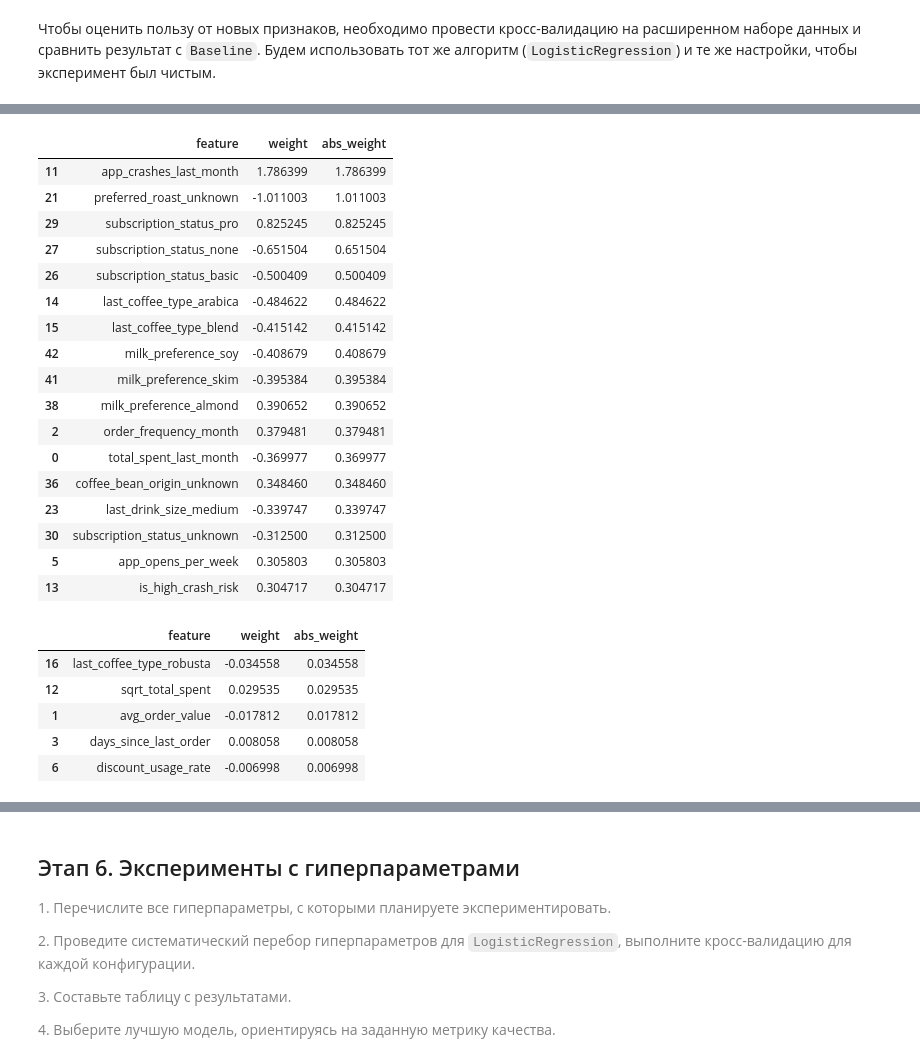
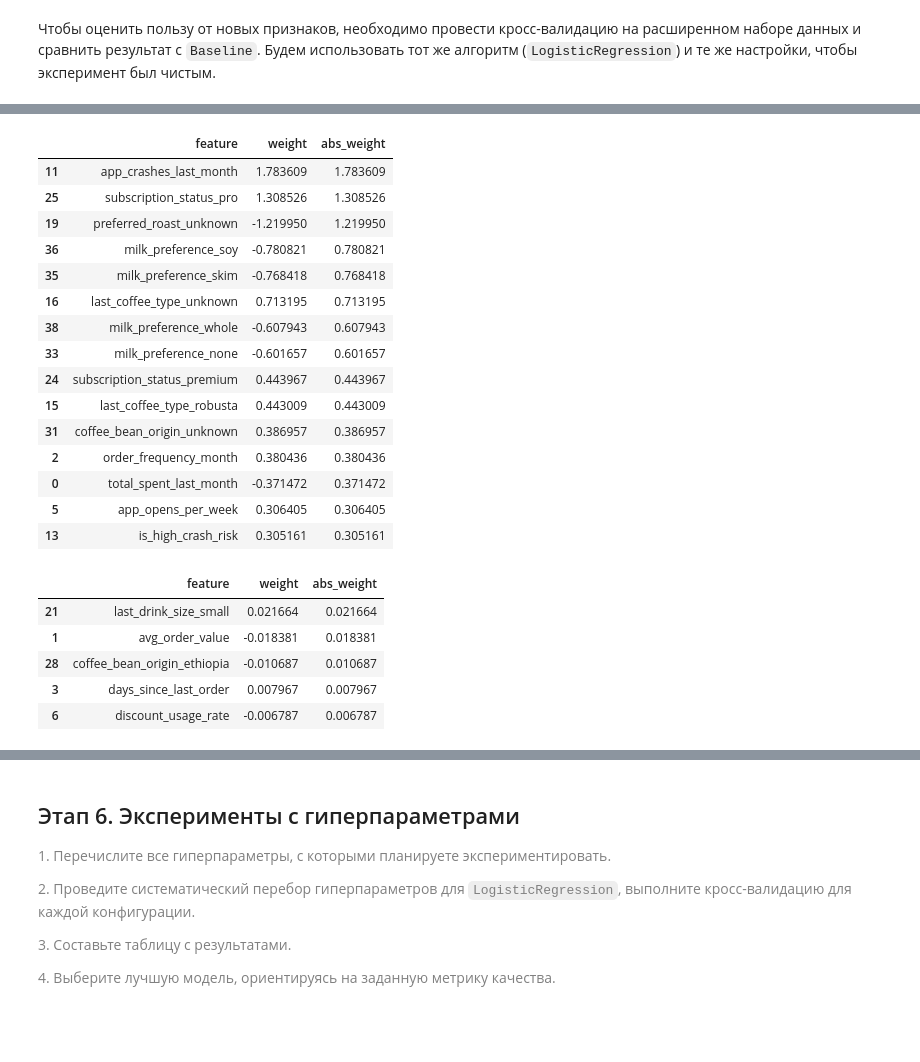
Before and after one commit to TADmitrieva/coffee-churn-prediction, a Jupyter notebook: coffee_churn_model.ipynb, the cells around one changed output, grey strips where cells are left out. Cells and saved outputs as stored; diff of their text form; code cells hidden in the pictures; blank space fills up the shorter version.

```diff
--- a/coffee_churn_model.ipynb
+++ b/coffee_churn_model.ipynb
@@ -393,14 +789,29 @@ num_features = [
 # Подготовим данные для визуализации (временное преобразуем их в float)
 df_temp = df[num_features].apply(pd.to_numeric, errors='coerce')
 
-# Построим графики
-plt.figure(figsize=(15, 10))
-for i, col in enumerate(num_features, 1):
-    plt.subplot(2, 3, i)
-    sns.boxplot(y=df_temp[col], color='skyblue')
-    plt.title(f'Разброс: {col}', fontsize=12)
-    plt.ylabel('Значение')
+# Отрисовка графиков: один под другим для каждого признака
+for col in num_features:
+    # Создаем область: боксплот сверху, гистограмма снизу
+    fig, (ax_box, ax_hist) = plt.subplots(2, sharex=True,
+                                          gridspec_kw={"height_ratios": (.15, .85)},
+                                          figsize=(12, 7))
 
-plt.tight_layout()
-plt.show()
+    # Боксплот (общий разброс и выбросы)
+    sns.boxplot(x=df_temp[col], ax=ax_box, color='lightgrey', showfliers=True)
+    ax_box.set(title=f'Анализ признака: {col}', xlabel='')
+
+    # Гистограмма с разделением по оттоку (связь с целевым признаком)
+    # Используем hue='churn' для всех признаков без исключения
+    sns.histplot(data=df_temp.join(df['churn']), x=col, hue='churn',
+                 kde=True, ax=ax_hist, palette='coolwarm', element="step")
+
+    # Добавляем линии средних для анализа скоса
+    mean_val = df_temp[col].mean()
+    median_val = df_temp[col].median()
+    ax_hist.axvline(mean_val, color='red', linestyle='--', label=f'Ср. общ: {mean_val:.2f}')
+    ax_hist.axvline(median_val, color='black', linestyle='-', label=f'Мед. общ: {median_val:.2f}')
+
+    ax_hist.legend()
+    plt.tight_layout()
+    plt.show()
 # %% [output]
@@ -513,7 +1093,7 @@ numeric_pipeline = Pipeline(steps=[
 
 categorical_pipeline = Pipeline(steps=[
     ('imputer', SimpleImputer(strategy='constant', fill_value='unknown')),
-    ('ohe', OneHotEncoder(handle_unknown='ignore'))
+    ('ohe', OneHotEncoder(drop='first'))
 ])
 
 preprocessor = ColumnTransformer(transformers=[
@@ -655,49 +1361,47 @@ display(f"Средний PR AUC (Новые признаки): {cv_scores_ext.me
 # %%
 # Обучаем модель для извлечения весов
 ext_pipe.fit(X_train_ext, y_train)
 
 # Имена числовых признаков остаются без изменений
 num_names = num_features_ext
 
 # Имена категориальных признаков достаем напрямую из OneHotEncoder
 cat_pipeline = ext_pipe.named_steps['preprocessor'].named_transformers_['cat']
 ohe_step = cat_pipeline.named_steps['ohe']
 cat_names = ohe_step.get_feature_names(cat_features)
 
 # Объединяем списки
 feature_names = list(num_names) + list(cat_names)
 weights = ext_pipe.named_steps['classifier'].coef_[0]
 
 # Создаем таблицу весов
 feature_importance = pd.DataFrame({'feature': feature_names, 'weight': weights})
 feature_importance['abs_weight'] = feature_importance['weight'].abs()
 feature_importance = feature_importance.sort_values(by='abs_weight', ascending=False)
 
 # Выводим топ значимых и топ лишних
-display(feature_importance.head(17)) # Значимые
+display(feature_importance.head(15)) # Значимые
 display(feature_importance.tail(5))  # Кандидаты на удаление
 # %% [output]
 |  | feature | weight | abs_weight |
-| 11 | app_crashes_last_month | 1.786399 | 1.786399 |
-| 21 | preferred_roast_unknown | -1.011003 | 1.011003 |
-| 29 | subscription_status_pro | 0.825245 | 0.825245 |
-| 27 | subscription_status_none | -0.651504 | 0.651504 |
-| 26 | subscription_status_basic | -0.500409 | 0.500409 |
-| 14 | last_coffee_type_arabica | -0.484622 | 0.484622 |
-| 15 | last_coffee_type_blend | -0.415142 | 0.415142 |
-| 42 | milk_preference_soy | -0.408679 | 0.408679 |
-| 41 | milk_preference_skim | -0.395384 | 0.395384 |
-| 38 | milk_preference_almond | 0.390652 | 0.390652 |
-| 2 | order_frequency_month | 0.379481 | 0.379481 |
-| 0 | total_spent_last_month | -0.369977 | 0.369977 |
-| 36 | coffee_bean_origin_unknown | 0.348460 | 0.348460 |
-| 23 | last_drink_size_medium | -0.339747 | 0.339747 |
-| 30 | subscription_status_unknown | -0.312500 | 0.312500 |
-| 5 | app_opens_per_week | 0.305803 | 0.305803 |
-| 13 | is_high_crash_risk | 0.304717 | 0.304717 |
+| 11 | app_crashes_last_month | 1.783609 | 1.783609 |
+| 25 | subscription_status_pro | 1.308526 | 1.308526 |
+| 19 | preferred_roast_unknown | -1.219950 | 1.219950 |
+| 36 | milk_preference_soy | -0.780821 | 0.780821 |
+| 35 | milk_preference_skim | -0.768418 | 0.768418 |
+| 16 | last_coffee_type_unknown | 0.713195 | 0.713195 |
+| 38 | milk_preference_whole | -0.607943 | 0.607943 |
+| 33 | milk_preference_none | -0.601657 | 0.601657 |
+| 24 | subscription_status_premium | 0.443967 | 0.443967 |
+| 15 | last_coffee_type_robusta | 0.443009 | 0.443009 |
+| 31 | coffee_bean_origin_unknown | 0.386957 | 0.386957 |
+| 2 | order_frequency_month | 0.380436 | 0.380436 |
+| 0 | total_spent_last_month | -0.371472 | 0.371472 |
+| 5 | app_opens_per_week | 0.306405 | 0.306405 |
+| 13 | is_high_crash_risk | 0.305161 | 0.305161 |
 |  | feature | weight | abs_weight |
-| 16 | last_coffee_type_robusta | -0.034558 | 0.034558 |
-| 12 | sqrt_total_spent | 0.029535 | 0.029535 |
-| 1 | avg_order_value | -0.017812 | 0.017812 |
-| 3 | days_since_last_order | 0.008058 | 0.008058 |
-| 6 | discount_usage_rate | -0.006998 | 0.006998 |
+| 21 | last_drink_size_small | 0.021664 | 0.021664 |
+| 1 | avg_order_value | -0.018381 | 0.018381 |
+| 28 | coffee_bean_origin_ethiopia | -0.010687 | 0.010687 |
+| 3 | days_since_last_order | 0.007967 | 0.007967 |
+| 6 | discount_usage_rate | -0.006787 | 0.006787 |
```
Also changed, not shown: parts of 78 cells of this notebook, 1 other file.
